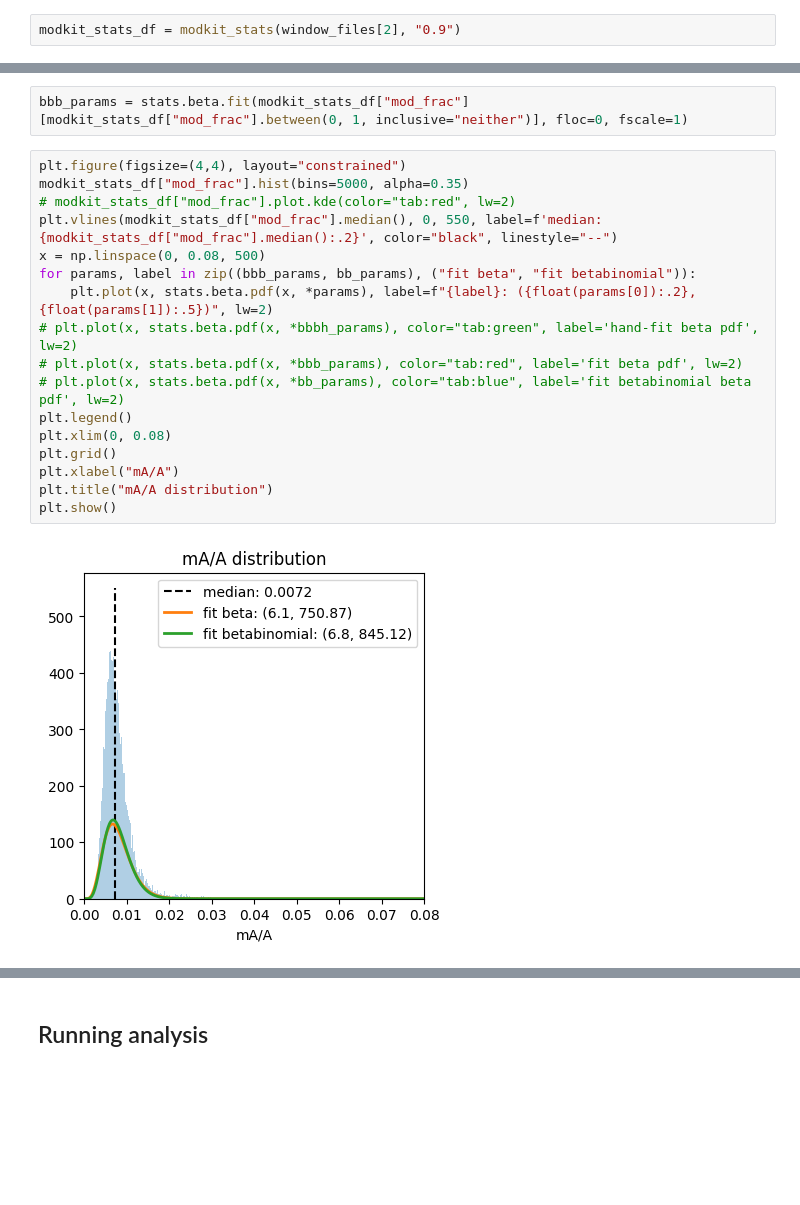
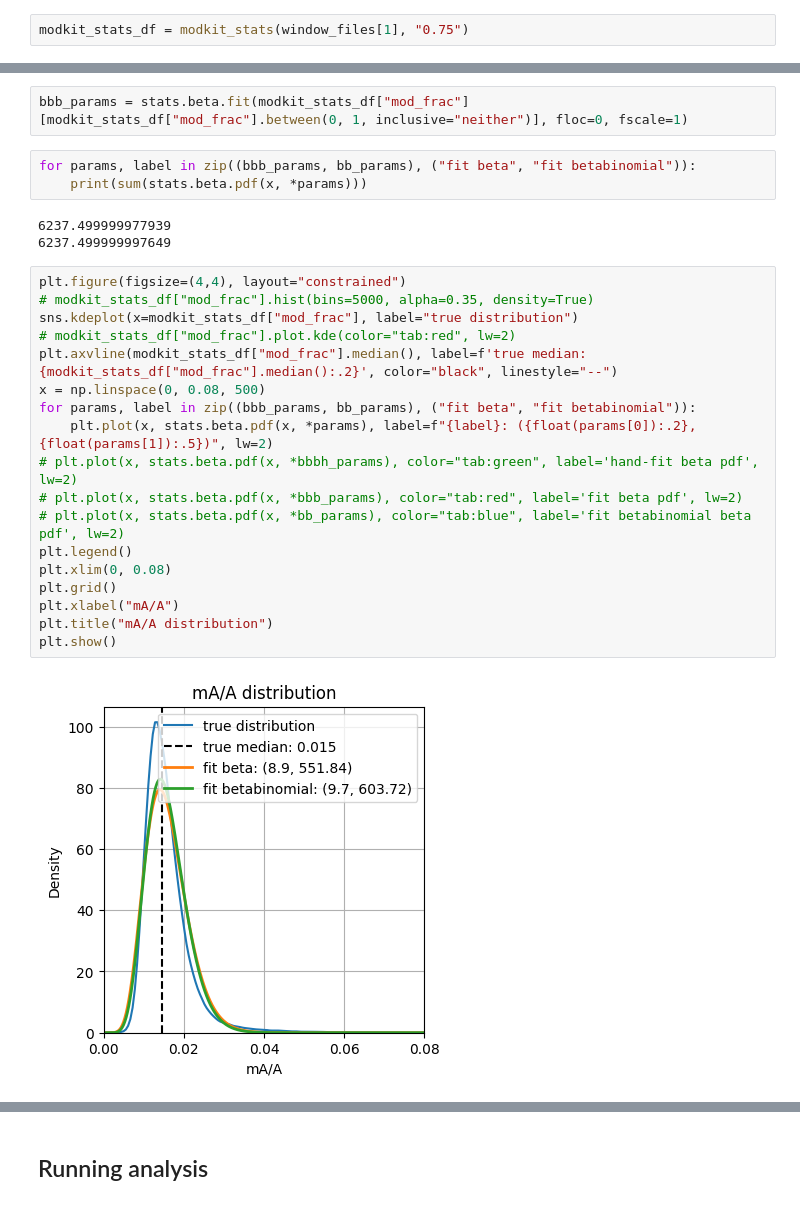
Before and after one commit to streetslab/multimodal-dimelo, a Jupyter notebook: review_prototyping.ipynb, the cells around one changed output, grey strips where cells are left out. Saved outputs shown, nothing was run; the diff lists cells and outputs as text; blank space fills up the shorter version.

Commit message:
updated betabinom comparison plot

```diff
--- a/review_prototyping.ipynb
+++ b/review_prototyping.ipynb
@@ -261,4 +261,4 @@ def peak_label_plots(labeled_stats_df: pd.DataFrame, threshold: float | None = N
 # %% [markdown]
 ## Test different fitting methods
 # %%
-modkit_stats_df = modkit_stats(window_files[2], "0.9")
+modkit_stats_df = modkit_stats(window_files[1], "0.75")
@@ -272,22 +274,29 @@ result = optimize.minimize(bbll,[1,1],args=(modkit_stats_df["count_a"], modkit_s
 bb_params = result.x
 # %%
 bbb_params = stats.beta.fit(modkit_stats_df["mod_frac"][modkit_stats_df["mod_frac"].between(0, 1, inclusive="neither")], floc=0, fscale=1)
+# %%
+for params, label in zip((bbb_params, bb_params), ("fit beta", "fit betabinomial")):
+    print(sum(stats.beta.pdf(x, *params)))
+# %% [output]
+6237.499999977939
+6237.499999997649
 # %%
 plt.figure(figsize=(4,4), layout="constrained")
-modkit_stats_df["mod_frac"].hist(bins=5000, alpha=0.35)
+# modkit_stats_df["mod_frac"].hist(bins=5000, alpha=0.35, density=True)
+sns.kdeplot(x=modkit_stats_df["mod_frac"], label="true distribution")
 # modkit_stats_df["mod_frac"].plot.kde(color="tab:red", lw=2)
-plt.vlines(modkit_stats_df["mod_frac"].median(), 0, 550, label=f'median: {modkit_stats_df["mod_frac"].median():.2}', color="black", linestyle="--")
+plt.axvline(modkit_stats_df["mod_frac"].median(), label=f'true median: {modkit_stats_df["mod_frac"].median():.2}', color="black", linestyle="--")
 x = np.linspace(0, 0.08, 500)
 for params, label in zip((bbb_params, bb_params), ("fit beta", "fit betabinomial")):
     plt.plot(x, stats.beta.pdf(x, *params), label=f"{label}: ({float(params[0]):.2}, {float(params[1]):.5})", lw=2)
 # plt.plot(x, stats.beta.pdf(x, *bbbh_params), color="tab:green", label='hand-fit beta pdf', lw=2)
 # plt.plot(x, stats.beta.pdf(x, *bbb_params), color="tab:red", label='fit beta pdf', lw=2)
 # plt.plot(x, stats.beta.pdf(x, *bb_params), color="tab:blue", label='fit betabinomial beta pdf', lw=2)
 plt.legend()
 plt.xlim(0, 0.08)
 plt.grid()
 plt.xlabel("mA/A")
 plt.title("mA/A distribution")
 plt.show()
 # %% [output]
-[figure, old version]
+[figure, new version]
```
Also changed, not shown: parts of 2 cells of this notebook.
